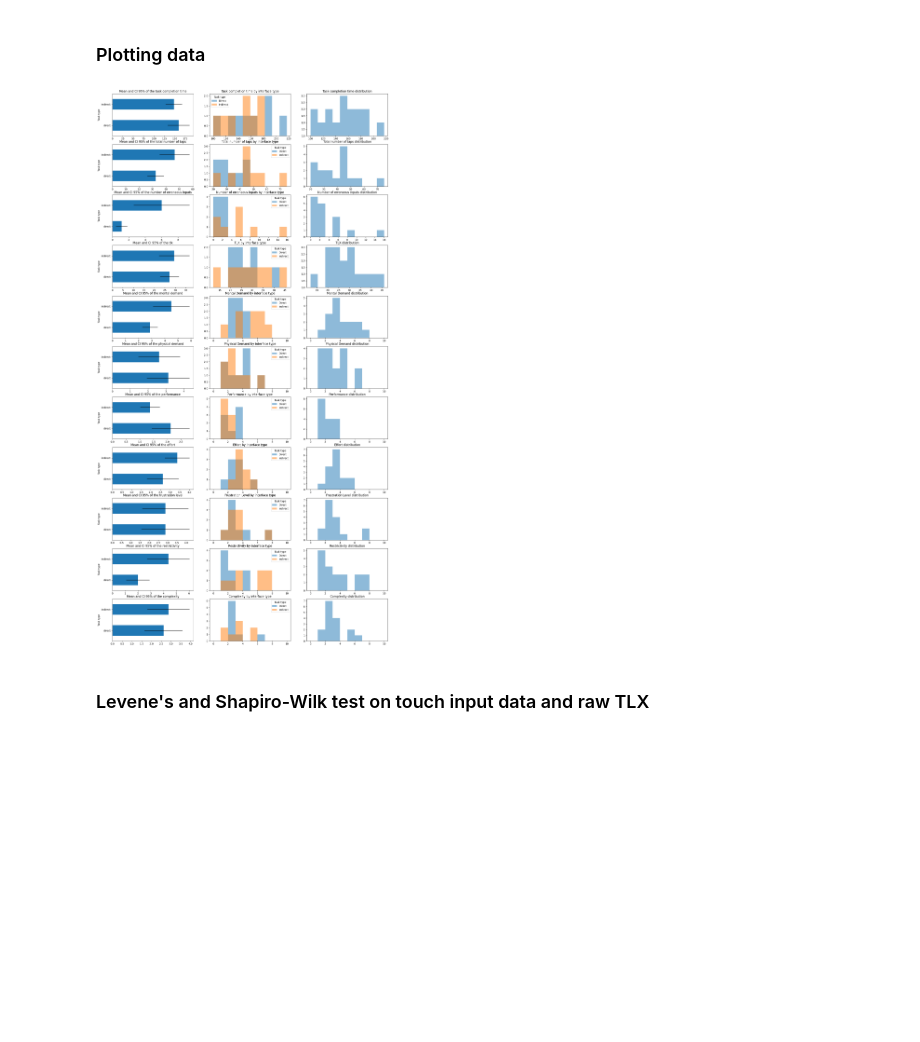
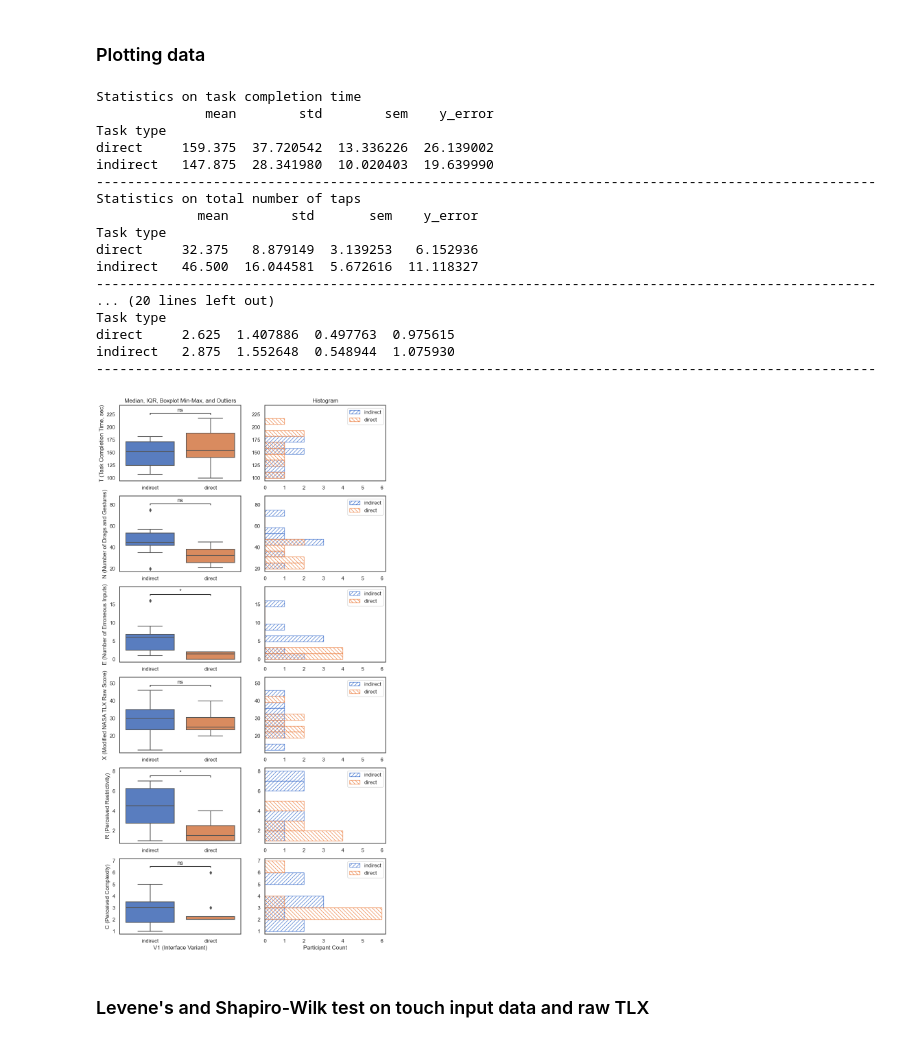
Before and after one commit to AlexLike/FlexStudio, a Jupyter notebook: study/statistical_analysis.ipynb, the cells around one changed output. Saved outputs shown, nothing was run; the diff lists cells and outputs as text; code cells hidden in the pictures; blank space fills up the shorter version.

Commit message:
Update analysis script for prime-time.

```diff
--- a/study/statistical_analysis.ipynb
+++ b/study/statistical_analysis.ipynb
@@ -15,8 +17,14 @@ import numpy as np
 import matplotlib.pyplot as plt
 import matplotlib.cm as cm
 import pandas as pd
+import seaborn as sns
 from scipy.ndimage import gaussian_filter
 from scipy import stats
+from statannotations.Annotator import Annotator
+
+sns.set_theme()
+sns.set_style("white")
+sns.set_palette("muted")
 # %% [markdown]
 Data reading and preparation
 # %%
@@ -141,35 +155,69 @@ plt.show()
 # %% [markdown]
 ### Plotting data
 # %%
-fig, axs = plt.subplots(len(variables),3)
-width = 20
-height = 40
+indices = [0,1,2,3,9,10]
+variables = [variables[i] for i in indices]
+
+fig, axs = plt.subplots(len(variables),2)
+width = 10
+height = 20
 fig.set_size_inches(width,height)
+names = ["T (Task Completion Time, sec)", "N (Number of Drags and Gestures)", "E (Number of Erroneous Inputs)", "X (Modified NASA TLX Raw Score)", "R (Perceived Restrictivity)", "C (Perceived Complexity)"]
 for i in range(len(variables)):
     hist_min = data[variables[i]].min()
     hist_max = data[variables[i]].max()
     if i>3:
         hist_min = 0
         hist_max = 10
     variable_stats = data.groupby(['Task type'])[variables[i]].agg(['mean', 'std', 'sem'])
     variable_stats['y_error'] = variable_stats['sem'] * 1.96
     print("Statistics on "+ variables[i].lower())
     print(variable_stats)
     print('-'*100)
 
-    variable_stats.plot(kind='barh',y = 'mean', legend= False, title="Mean and CI 95% of the "+variables[i].lower(),xerr="y_error", ax=axs[i,0])
+    sns.boxplot(data=data, x='Task type', y=variables[i], ax=axs[i,0])
+    sigannot = Annotator(axs[i,0], [("indirect", "direct")], data=data, x='Task type', y=variables[i], order=["indirect", "direct"])
+    sigannot.configure(test=None, text_format='star', loc='inside', verbose=False)
+    sigannot.set_pvalues([(0.04 if i in [2, 4] else 1)])
+    sigannot.annotate()
+    axs[i,0].set_xlabel(None)
+    axs[i,0].set_ylabel(names[i])
 
-    axs[i,1].hist(data.loc[data['Task type'] == 'direct', variables[i]], alpha=0.5, label='Direct',range=(hist_min,hist_max))
-    axs[i,1].hist(data.loc[data['Task type'] == 'indirect', variables[i]], alpha=0.5, label='Indirect',range=(hist_min,hist_max))
-    axs[i,1].set_title(variables[i]+' by interface type')
-    axs[i,1].legend(title='Task type')
-    axs[i,2].hist(data[variables[i]], alpha=0.5, range=(hist_min,hist_max))
-    axs[i,2].set_title(variables[i]+' distribution')
+    axs[i,1].hist(data.loc[data['Task type'] == 'indirect', variables[i]], label='indirect',range=(hist_min,hist_max), hatch="///", facecolor="none", edgecolor=sns.color_palette("muted")[0], orientation='horizontal')
+    axs[i,1].hist(data.loc[data['Task type'] == 'direct', variables[i]], label='direct',range=(hist_min,hist_max), hatch="\\\\\\", facecolor="none", edgecolor=sns.color_palette("muted")[1], orientation='horizontal')
+    axs[i,1].set_xlim(0,6.2)
+    axs[i,1].set_ylim(axs[i,0].get_ylim())
+    axs[i,1].legend()
+
+    if i == 0:
+      axs[i,0].set_title("Median, IQR, Boxplot Min-Max, and Outliers")
+      axs[i,1].set_title("Histogram")
+    elif i == len(variables) - 1:
+      axs[i,0].set_xlabel("V1 (Interface Variant)")
+      axs[i,1].set_xlabel("Participant Count")
 
 #display plot
+# plt.savefig("graphs.pdf", facecolor="#F5F5F5", bbox_inches="tight", pad_inches=0.2)
 plt.show()
 # %% [output]
+Statistics on task completion time
+              mean        std        sem    y_error
+Task type
+direct     159.375  37.720542  13.336226  26.139002
+indirect   147.875  28.341980  10.020403  19.639990
+----------------------------------------------------------------------------------------------------
+Statistics on total number of taps
+             mean        std       sem    y_error
+Task type
+direct     32.375   8.879149  3.139253   6.152936
+indirect   46.500  16.044581  5.672616  11.118327
+----------------------------------------------------------------------------------------------------
+... (20 lines left out)
+Task type
+direct     2.625  1.407886  0.497763  0.975615
+indirect   2.875  1.552648  0.548944  1.075930
+----------------------------------------------------------------------------------------------------
-[figure, old version]
+[figure, new version]
 # %% [markdown]
 ### Levene's and Shapiro-Wilk test on touch input data and raw TLX
 # %%
```
Also changed, not shown: parts of 4 cells of this notebook.
